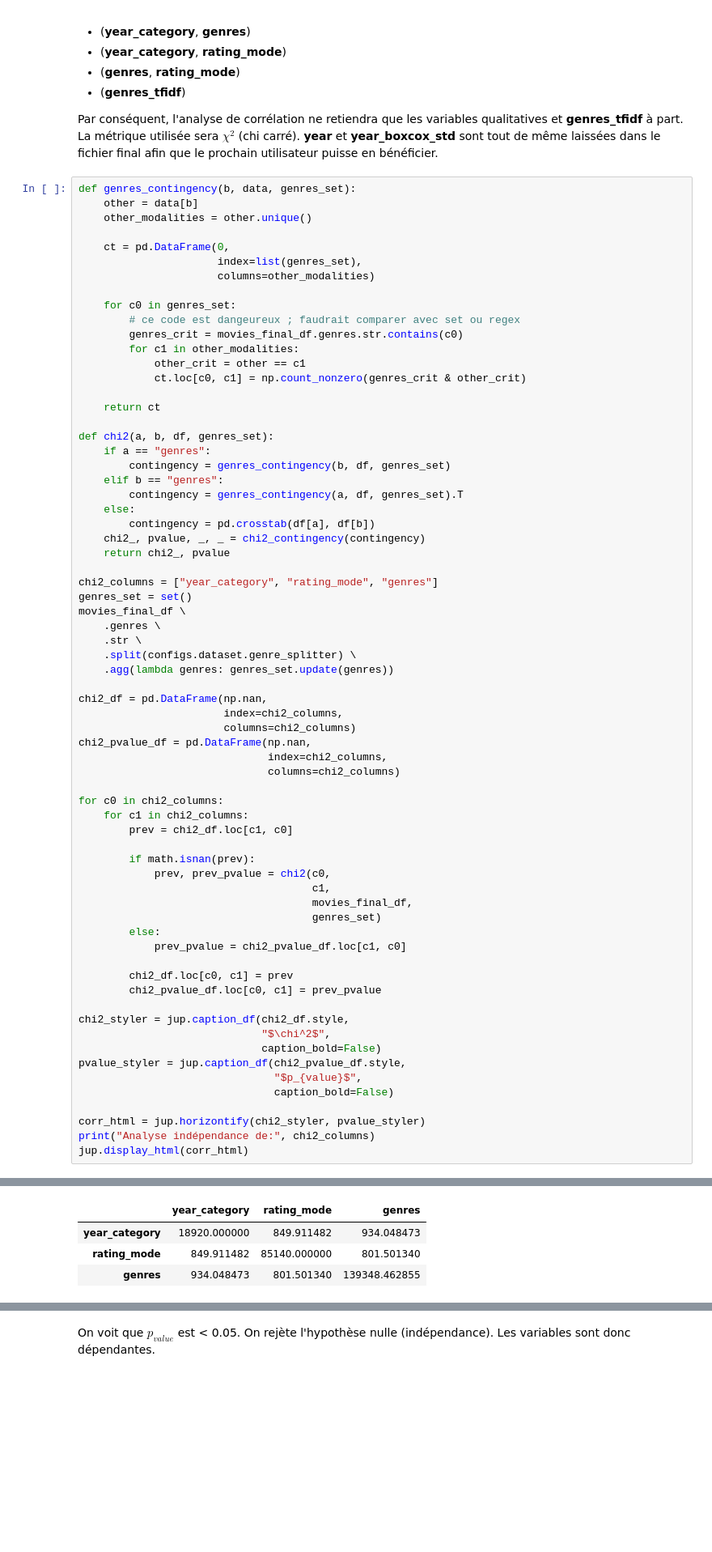
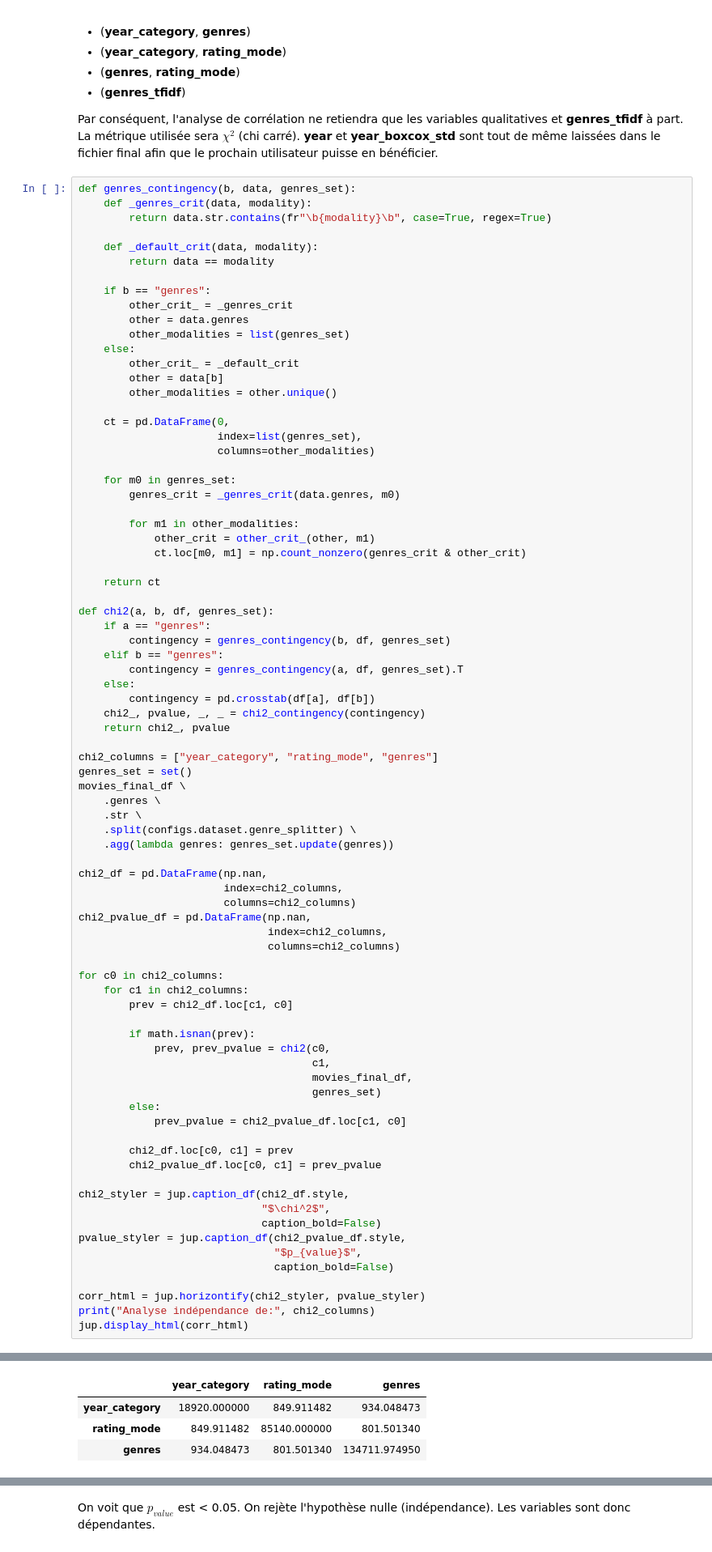
Before and after one commit to jfgagnon00/MovieLens, a Jupyter notebook: A56.ipynb, the cells around one changed output, grey strips where cells are left out. Shown: that part at 81% size. Drawn from its saved outputs; the diff is of its cells as text; blank space fills up the shorter version.

```diff
--- a/A56.ipynb
+++ b/A56.ipynb
@@ -1309,19 +1309,31 @@ Les tuples suivants nous apparaissent les plus adéquats dans le contexte de sug
 Par conséquent, l'analyse de corrélation ne retiendra que les variables qualitatives et **genres_tfidf** à part. La métrique utilisée sera $\chi^2$ (chi carré). **year** et **year_boxcox_std** sont tout de même laissées dans le fichier final afin que le prochain utilisateur puisse en bénéficier.
 # %%
 def genres_contingency(b, data, genres_set):
-    other = data[b]
-    other_modalities = other.unique()
+    def _genres_crit(data, modality):
+        return data.str.contains(fr"\b{modality}\b", case=True, regex=True)
+
+    def _default_crit(data, modality):
+        return data == modality
+
+    if b == "genres":
+        other_crit_ = _genres_crit
+        other = data.genres
+        other_modalities = list(genres_set)
+    else:
+        other_crit_ = _default_crit
+        other = data[b]
+        other_modalities = other.unique()
 
     ct = pd.DataFrame(0,
                       index=list(genres_set),
                       columns=other_modalities)
 
-    for c0 in genres_set:
-        # ce code est dangeureux ; faudrait comparer avec set ou regex
-        genres_crit = movies_final_df.genres.str.contains(c0)
-        for c1 in other_modalities:
-            other_crit = other == c1
-            ct.loc[c0, c1] = np.count_nonzero(genres_crit & other_crit)
+    for m0 in genres_set:
+        genres_crit = _genres_crit(data.genres, m0)
+
+        for m1 in other_modalities:
+            other_crit = other_crit_(other, m1)
+            ct.loc[m0, m1] = np.count_nonzero(genres_crit & other_crit)
 
     return ct
 
@@ -1354,34 +1366,34 @@ for c0 in chi2_columns:
     for c1 in chi2_columns:
         prev = chi2_df.loc[c1, c0]
 
         if math.isnan(prev):
             prev, prev_pvalue = chi2(c0,
                                      c1,
                                      movies_final_df,
                                      genres_set)
         else:
             prev_pvalue = chi2_pvalue_df.loc[c1, c0]
 
         chi2_df.loc[c0, c1] = prev
         chi2_pvalue_df.loc[c0, c1] = prev_pvalue
 
 chi2_styler = jup.caption_df(chi2_df.style,
                              "$\chi^2$",
                              caption_bold=False)
 pvalue_styler = jup.caption_df(chi2_pvalue_df.style,
                                "$p_{value}$",
                                caption_bold=False)
 
 corr_html = jup.horizontify(chi2_styler, pvalue_styler)
 print("Analyse indépendance de:", chi2_columns)
 jup.display_html(corr_html)
 # %% [output]
 Analyse indépendance de: ['year_category', 'rating_mode', 'genres']
 $\chi^2$
 |  | year_category | rating_mode | genres |
 | year_category | 18920.000000 | 849.911482 | 934.048473 |
 | rating_mode | 849.911482 | 85140.000000 | 801.501340 |
-| genres | 934.048473 | 801.501340 | 139348.462855 |
+| genres | 934.048473 | 801.501340 | 134711.974950 |
 $p_{value}$
 |  | year_category | rating_mode | genres |
 | year_category | 0.000000 | 0.000000 | 0.000000 |
```
Also changed, not shown: parts of 6 cells of this notebook, 1 other file.
